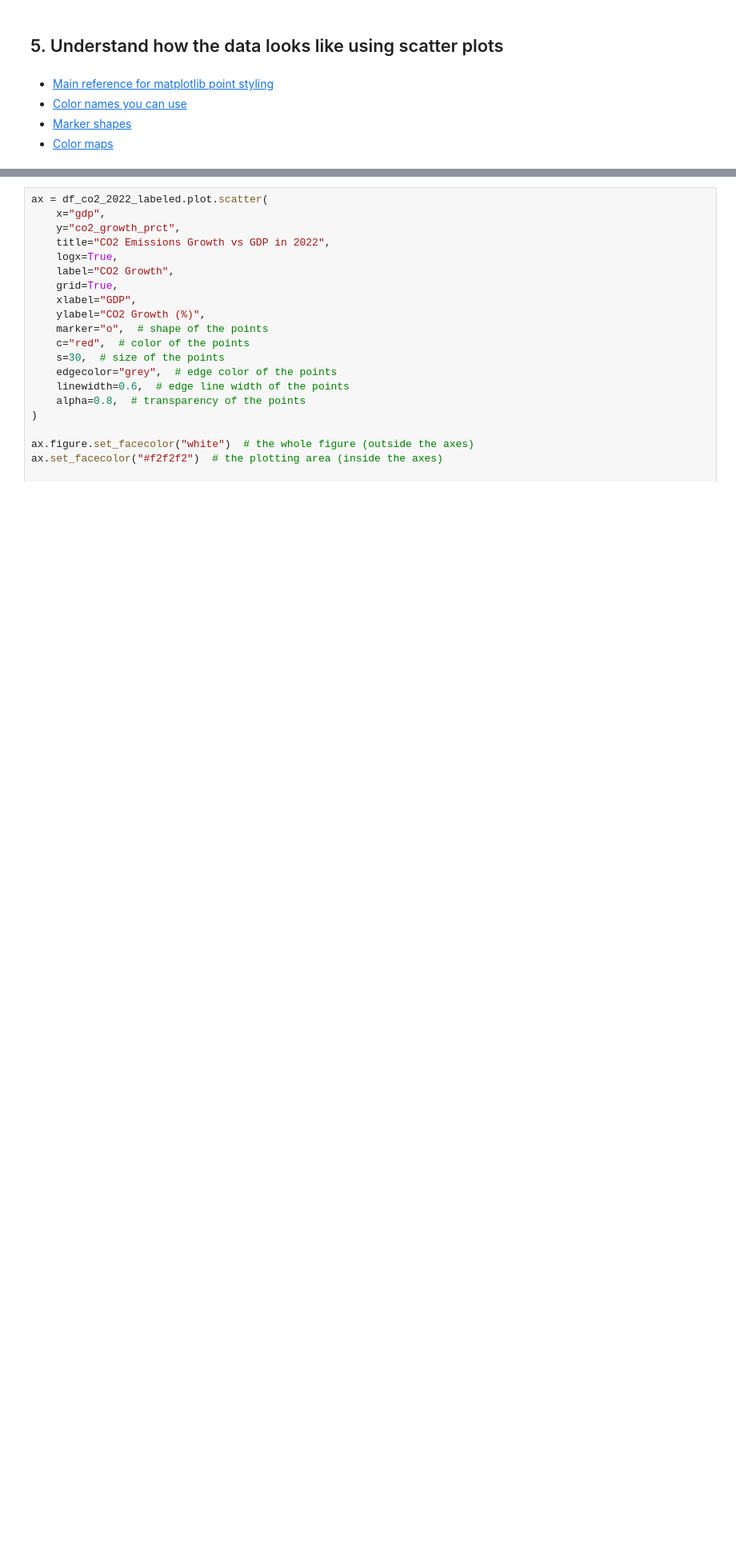
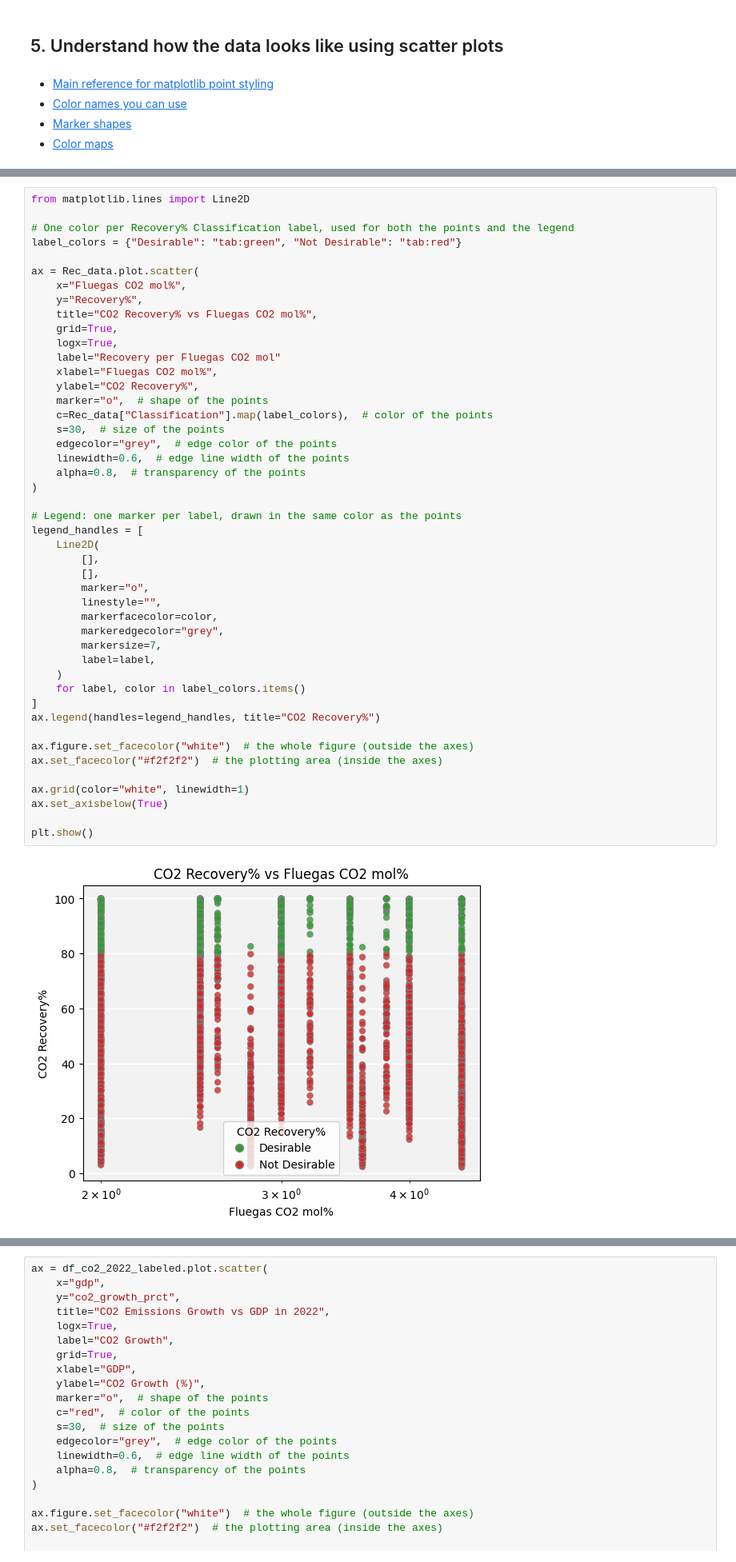
Before and after one commit to ialipon/ENCH680PRJ, a Jupyter notebook: PRJ_knn.ipynb, the cells around one changed output, grey strips where cells are left out. Shown at 80% size. Saved outputs shown, nothing was run; the diff lists cells and outputs as text; blank space fills up the shorter version.

```diff
--- a/PRJ_knn.ipynb
+++ b/PRJ_knn.ipynb
@@ -274,0 +136,48 @@ plt.show()
+# %%
+from matplotlib.lines import Line2D
+
+# One color per Recovery% Classification label, used for both the points and the legend
+label_colors = {"Desirable": "tab:green", "Not Desirable": "tab:red"}
+
+ax = Rec_data.plot.scatter(
+    x="Fluegas CO2 mol%",
+    y="Recovery%",
+    title="CO2 Recovery% vs Fluegas CO2 mol%",
+    grid=True,
+    logx=True,
+    label="Recovery per Fluegas CO2 mol"
+    xlabel="Fluegas CO2 mol%",
+    ylabel="CO2 Recovery%",
+    marker="o",  # shape of the points
+    c=Rec_data["Classification"].map(label_colors),  # color of the points
+    s=30,  # size of the points
+    edgecolor="grey",  # edge color of the points
+    linewidth=0.6,  # edge line width of the points
+    alpha=0.8,  # transparency of the points
+)
+
+# Legend: one marker per label, drawn in the same color as the points
+legend_handles = [
+    Line2D(
+        [],
+        [],
+        marker="o",
+        linestyle="",
+        markerfacecolor=color,
+        markeredgecolor="grey",
+        markersize=7,
+        label=label,
+    )
+    for label, color in label_colors.items()
+]
+ax.legend(handles=legend_handles, title="CO2 Recovery%")
+
+ax.figure.set_facecolor("white")  # the whole figure (outside the axes)
+ax.set_facecolor("#f2f2f2")  # the plotting area (inside the axes)
+
+ax.grid(color="white", linewidth=1)
+ax.set_axisbelow(True)
+
+plt.show()
+# %% [output]
+[figure, added]
```
Also changed, not shown: parts of 26 cells of this notebook.
